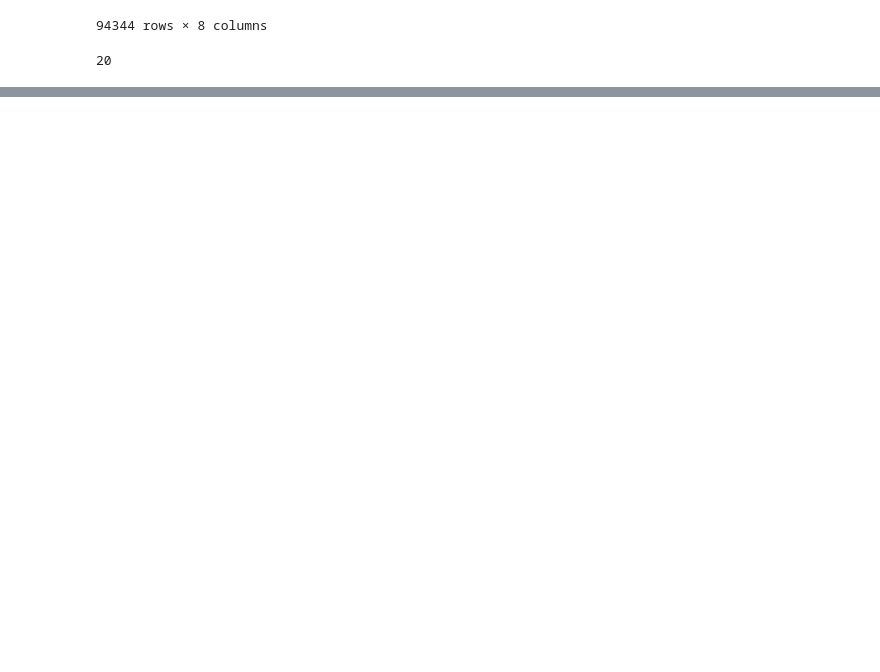
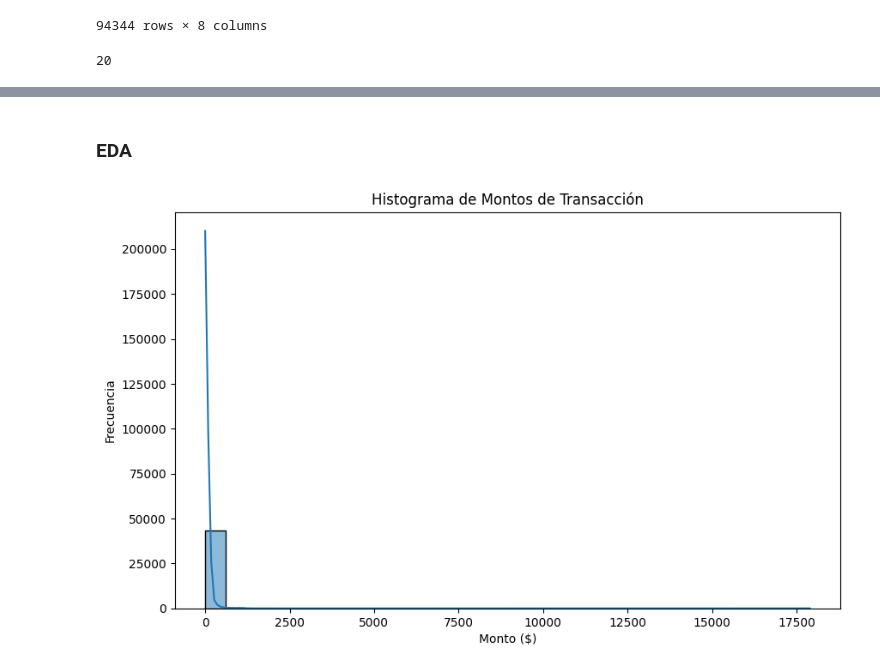
Before and after one commit to Hackathon-HBA/DS, a Jupyter notebook: data.ipynb, the cells around one changed output, grey strips where cells are left out. Saved outputs shown, nothing was run; the diff lists cells and outputs as text; code cells hidden in the pictures; blank space fills up the shorter version.

```diff
--- a/data.ipynb
+++ b/data.ipynb
@@ -409,0 +411,19 @@ extended_data.to_csv('new2.csv', index=False)
+# %% [markdown]
+### EDA
+# %%
+data = pd.read_csv('C:\HACKATON\hackathon_startup_week.csv')
+
+data['trans_date_trans_time'] = pd.to_datetime(data['trans_date_trans_time'])
+data['hour'] = data['trans_date_trans_time'].dt.hour  # Extraer la hora
+
+# Agrupación por categorías y sumarización para algunas visualizaciones
+grouped_by_category = data.groupby('category')['amt'].sum().reset_index()
+# %%
+plt.figure(figsize=(10, 6))
+sns.histplot(data['amt'], bins=30, kde=True)
+plt.title('Histograma de Montos de Transacción')
+plt.xlabel('Monto ($)')
+plt.ylabel('Frecuencia')
+plt.show()
+# %% [output]
+[figure, added]
```
Also changed, not shown: parts of 39 cells of this notebook.
